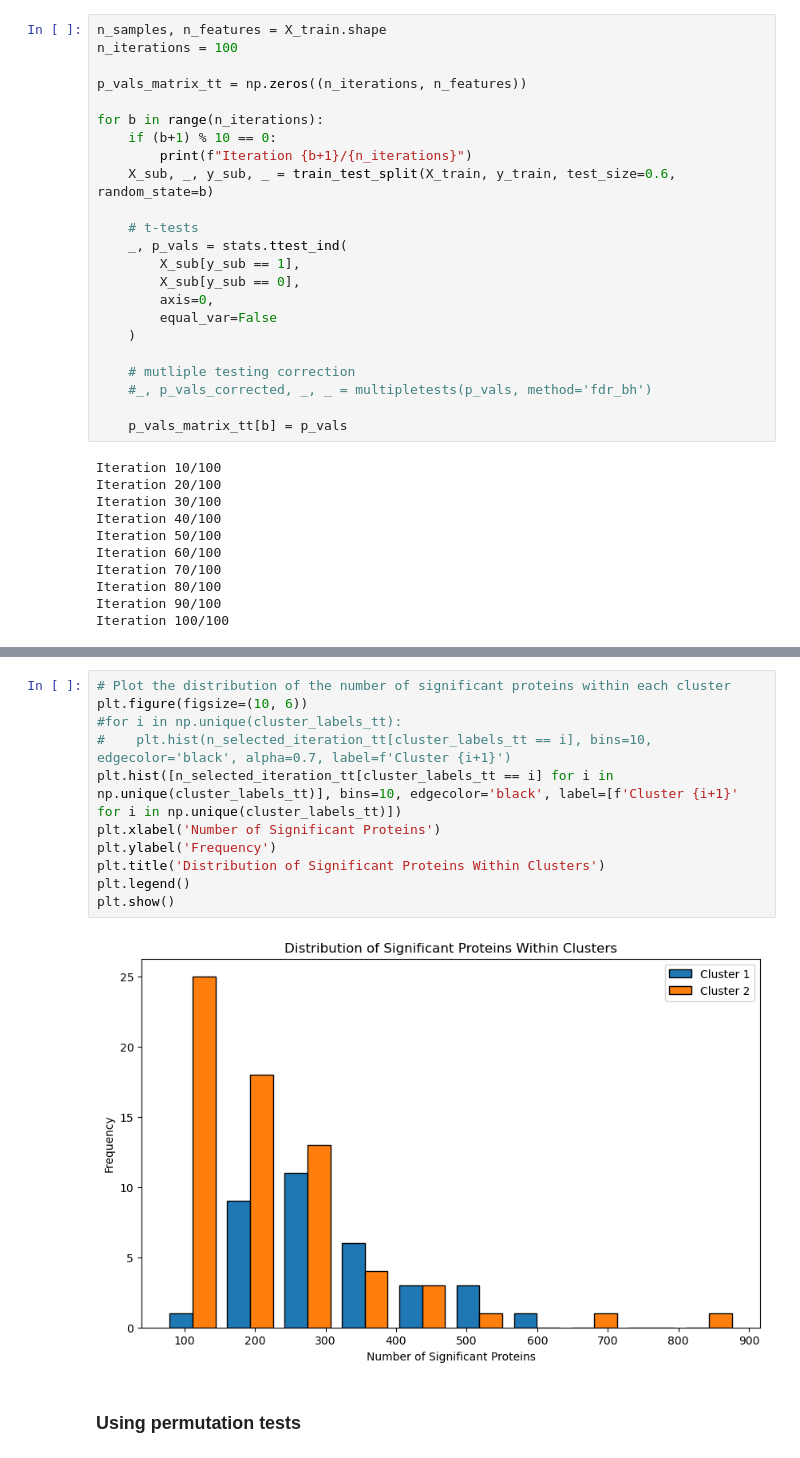
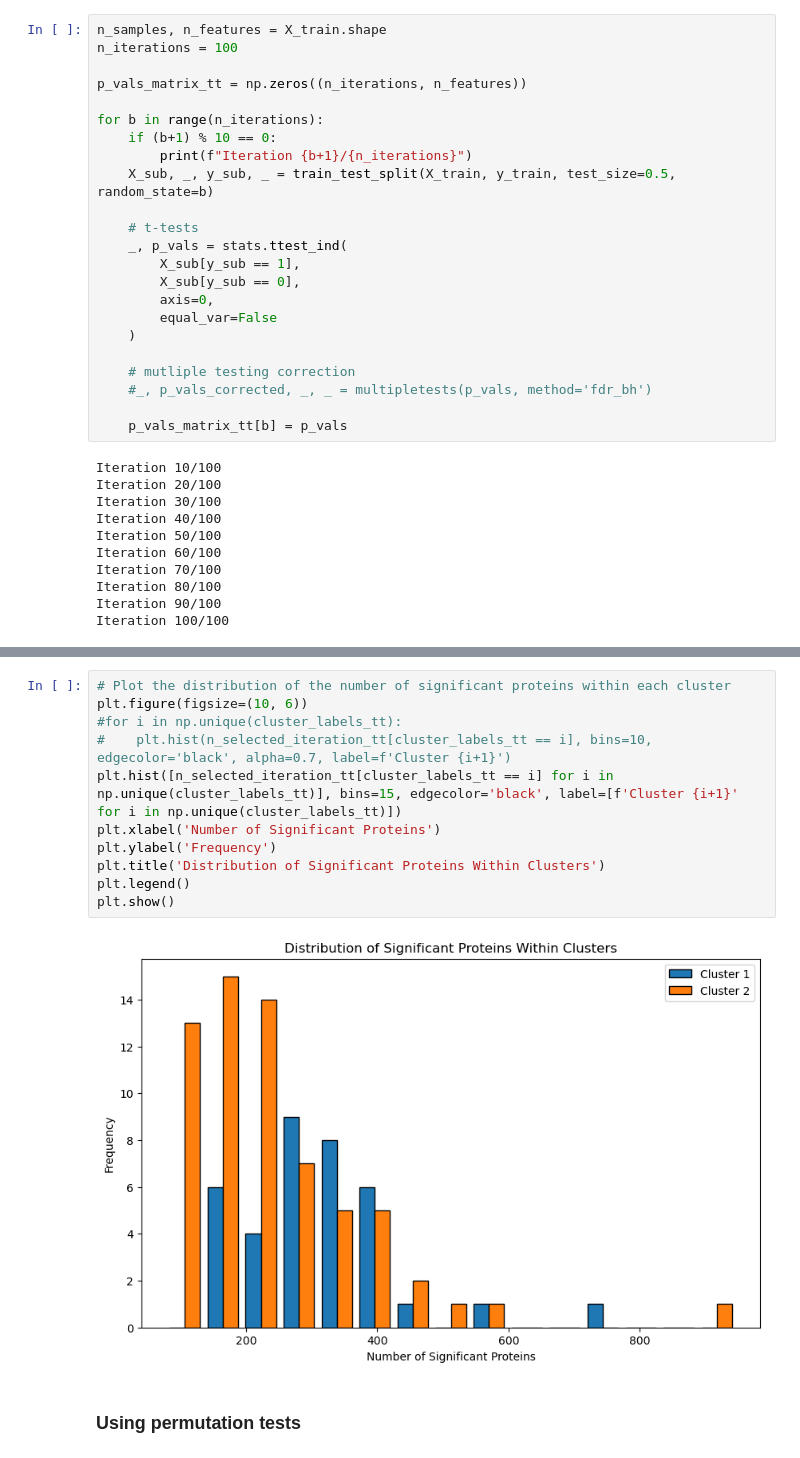
Before and after one commit to andreasjak/MSc26_Proteomics, a Jupyter notebook: notebooks/11_.ipynb, the cells around one changed output, grey strips where cells are left out. Saved outputs shown, nothing was run; the diff lists cells and outputs as text.

```diff
--- a/notebooks/11_.ipynb
+++ b/notebooks/11_.ipynb
@@ -124,7 +127,7 @@ p_vals_matrix_tt = np.zeros((n_iterations, n_features))
 for b in range(n_iterations):
     if (b+1) % 10 == 0:
         print(f"Iteration {b+1}/{n_iterations}")
-    X_sub, _, y_sub, _ = train_test_split(X_train, y_train, test_size=0.6, random_state=b)
+    X_sub, _, y_sub, _ = train_test_split(X_train, y_train, test_size=0.5, random_state=b)
 
     # t-tests
     _, p_vals = stats.ttest_ind(
@@ -269,16 +273,16 @@ plt.show()
 # %%
 # Plot the distribution of the number of significant proteins within each cluster
 plt.figure(figsize=(10, 6))
 #for i in np.unique(cluster_labels_tt):
 #    plt.hist(n_selected_iteration_tt[cluster_labels_tt == i], bins=10, edgecolor='black', alpha=0.7, label=f'Cluster {i+1}')
-plt.hist([n_selected_iteration_tt[cluster_labels_tt == i] for i in np.unique(cluster_labels_tt)], bins=10, edgecolor='black', label=[f'Cluster {i+1}' for i in np.unique(cluster_labels_tt)])
+plt.hist([n_selected_iteration_tt[cluster_labels_tt == i] for i in np.unique(cluster_labels_tt)], bins=15, edgecolor='black', label=[f'Cluster {i+1}' for i in np.unique(cluster_labels_tt)])
 plt.xlabel('Number of Significant Proteins')
 plt.ylabel('Frequency')
 plt.title('Distribution of Significant Proteins Within Clusters')
 plt.legend()
 plt.show()
 # %% [output]
-[figure, old version]
+[figure, new version]
 # %% [markdown]
 ### Using permutation tests
 # %%
```
Also changed, not shown: parts of 45 cells of this notebook, 2 other files.
